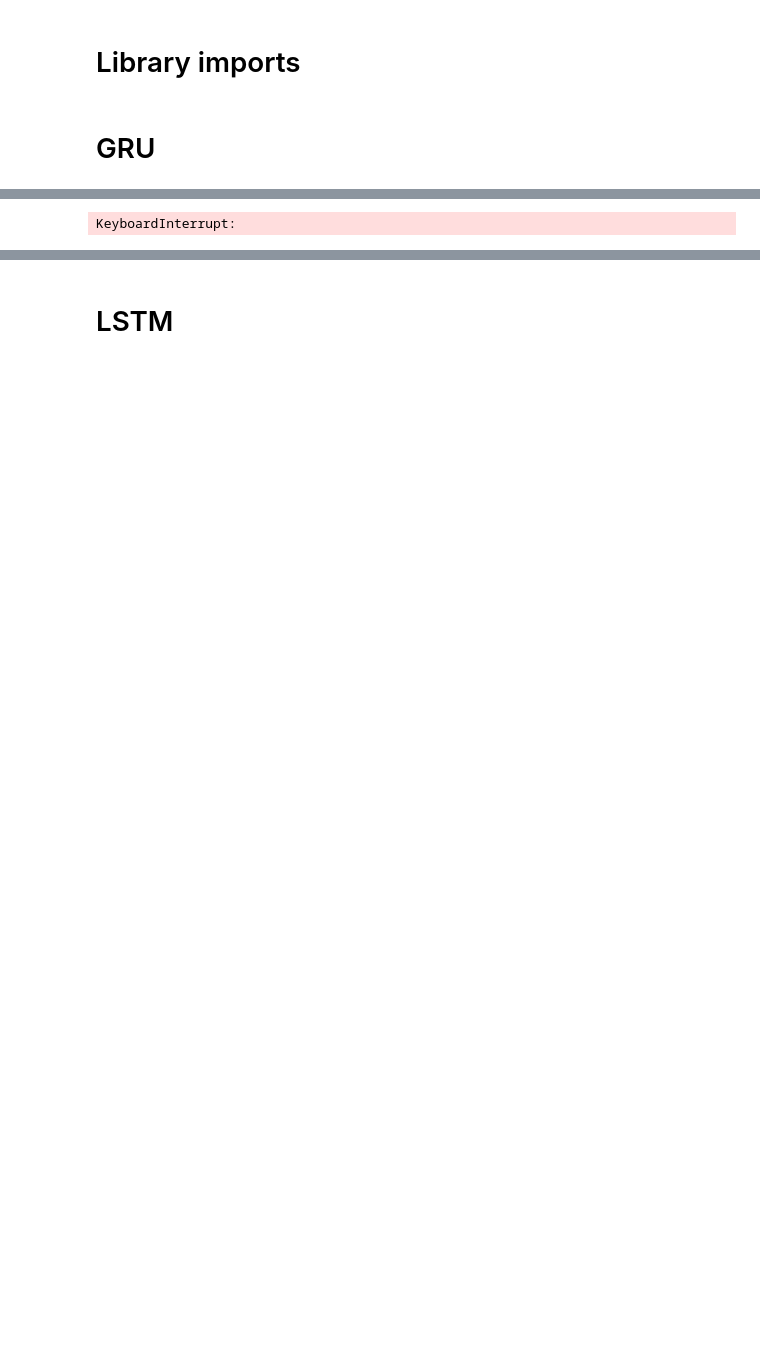
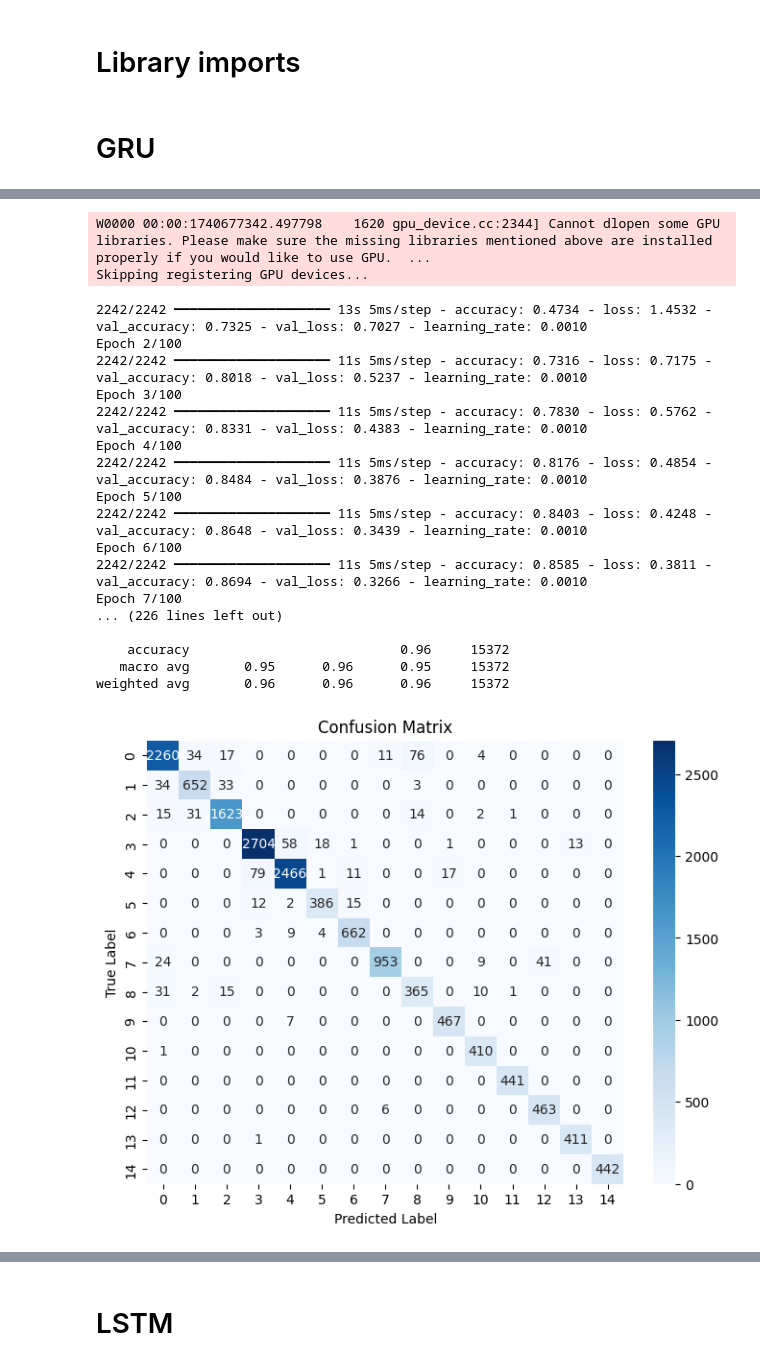
Before and after one commit to kaushikar11/RAI-HER, a Jupyter notebook: models_evaluation_changes.ipynb, the cells around one changed output, grey strips where cells are left out. Cells and saved outputs as stored; diff of their text form; code cells hidden in the pictures; blank space fills up the shorter version.

Commit message:
Kaggle Notebook | Responsible-AI | quick save

```diff
--- a/models_evaluation_changes.ipynb
+++ b/models_evaluation_changes.ipynb
@@ -37,7 +35,7 @@ Drive already mounted at /content/drive; to attempt to forcibly remount, call dr
 # %%
 import pandas as pd
 import numpy as np
-data = pd.read_csv('drive/MyDrive/Colab Notebooks/rai-her/merged_subjects_data.csv')
+data = pd.read_csv('merged_subjects_data.csv')
 data
 # %% [output]
 |  | time | valence | arousal | video_x | Emotion | ecg | bvp | gsr | rsp | skt | emg_zygo | ... |
@@ -569,7 +574,7 @@ positive_emotion_numbers = [0.0, 4.0, 5.0, 6.0, 7.0, 10.0, 14.0, 15.0]
 # %% [markdown]
 # GRU
 # %%
-reduce_lr = ReduceLROnPlateau(monitor='val_loss', factor=0.5, patience=3, min_lr=1e-6, verbose=1)
+reduce_lr = ReduceLROnPlateau(monitor='val_loss', factor=0.5, patience=5, min_lr=1e-6, verbose=1)
 
 def build_gru_model(input_shape, num_classes):
     model = Sequential()
@@ -675,2 +664,21 @@ Epoch 68/100
-KeyboardInterrupt:
+W0000 00:00:1740677342.497798    1620 gpu_device.cc:2344] Cannot dlopen some GPU libraries. Please make sure the missing libraries mentioned above are installed properly if you would like to use GPU.  ...
+Skipping registering GPU devices...
+2242/2242 ━━━━━━━━━━━━━━━━━━━━ 13s 5ms/step - accuracy: 0.4734 - loss: 1.4532 - val_accuracy: 0.7325 - val_loss: 0.7027 - learning_rate: 0.0010
+Epoch 2/100
+2242/2242 ━━━━━━━━━━━━━━━━━━━━ 11s 5ms/step - accuracy: 0.7316 - loss: 0.7175 - val_accuracy: 0.8018 - val_loss: 0.5237 - learning_rate: 0.0010
+Epoch 3/100
+2242/2242 ━━━━━━━━━━━━━━━━━━━━ 11s 5ms/step - accuracy: 0.7830 - loss: 0.5762 - val_accuracy: 0.8331 - val_loss: 0.4383 - learning_rate: 0.0010
+Epoch 4/100
+2242/2242 ━━━━━━━━━━━━━━━━━━━━ 11s 5ms/step - accuracy: 0.8176 - loss: 0.4854 - val_accuracy: 0.8484 - val_loss: 0.3876 - learning_rate: 0.0010
+Epoch 5/100
+2242/2242 ━━━━━━━━━━━━━━━━━━━━ 11s 5ms/step - accuracy: 0.8403 - loss: 0.4248 - val_accuracy: 0.8648 - val_loss: 0.3439 - learning_rate: 0.0010
+Epoch 6/100
+2242/2242 ━━━━━━━━━━━━━━━━━━━━ 11s 5ms/step - accuracy: 0.8585 - loss: 0.3811 - val_accuracy: 0.8694 - val_loss: 0.3266 - learning_rate: 0.0010
+Epoch 7/100
+... (226 lines left out)
+
+    accuracy                           0.96     15372
+   macro avg       0.95      0.96      0.95     15372
+weighted avg       0.96      0.96      0.96     15372
+[figure, added]
 # %%
```
Also changed, not shown: parts of 11 cells of this notebook.
